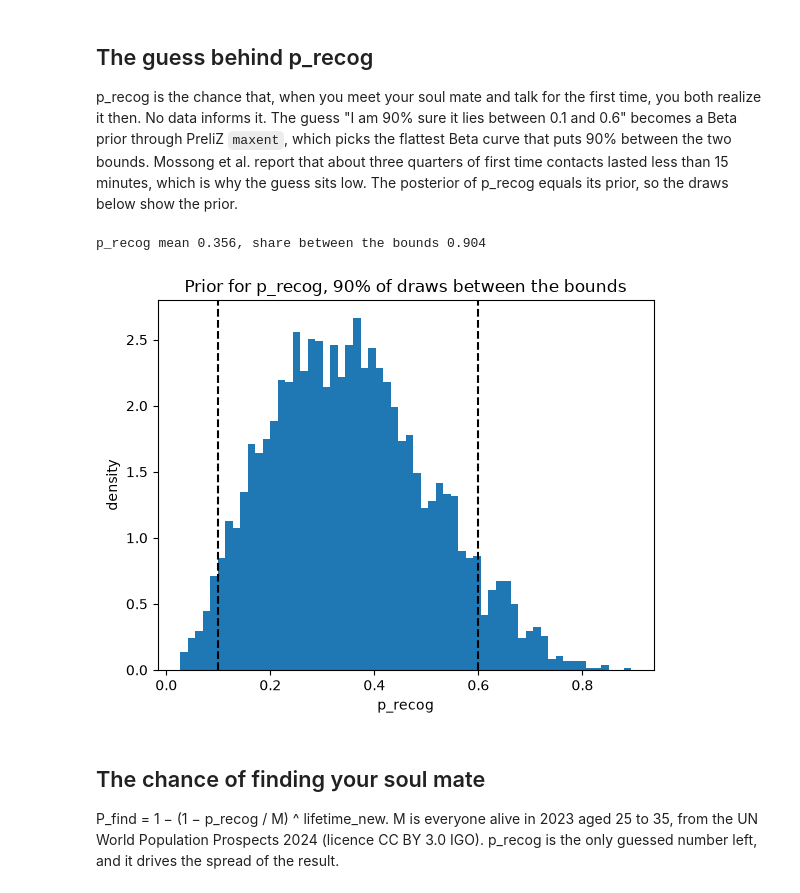
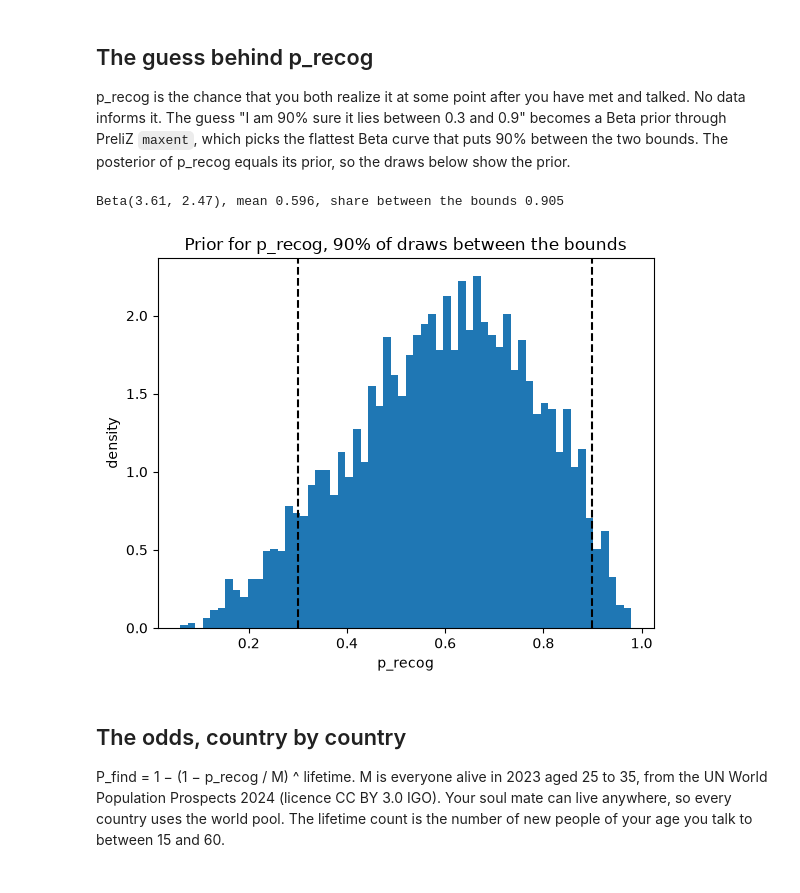
Before and after one commit to MedAmineGBerry/soulmates, a Jupyter notebook: notebooks/02_polymod.ipynb, the cells around one changed output. Cells and saved outputs as stored; diff of their text form; code cells hidden in the pictures.

```diff
--- a/notebooks/02_polymod.ipynb
+++ b/notebooks/02_polymod.ipynb
@@ -6,13 +17,16 @@ POLYMOD asked 7290 people in 8 European countries in 2005 and 2006 to write down
 import arviz as az
 import matplotlib.pyplot as plt
 import numpy as np
+import pandas as pd
 import pymc as pm
 
-from soulmates.model import age_band, build_model, p_find
-from soulmates.polymod import load_polymod
+from soulmates.france import load_diaries
+from soulmates.model import age_band, build_model, p_find, recog_prior
+from soulmates.wpp import POLYMOD_COUNTRIES, pool_size
 
-df = load_polymod("../data/raw")
-df.head()
+df = load_diaries("../data/raw")
+adults = df[df["age"].between(18, 60)]
+adults.groupby("country")["new_contacts"].agg(diaries="size", new_people_per_day="mean").round(2)
 # %% [output]
 no part_age: 65 of 7290 rows (0.9%)
 no dayofweek: 136 of 7290 rows (1.9%)
@@ -39,12 +61,13 @@ The model is the one from the simulated notebook, plus a weekend term `beta_week
 # %%
-# The speaker's guess: "I am 90% sure that p_recog lies between 0.1 and 0.6"
-RECOG_BOUNDS = (0.1, 0.6)
+# The speaker's guess: "I am 90% sure that p_recog lies between 0.3 and 0.9"
+RECOG_BOUNDS = (0.3, 0.9)
 RECOG_MASS = 0.9
 
 model = build_model(df, recog_bounds=RECOG_BOUNDS, recog_mass=RECOG_MASS)
 with model:
     idata = pm.sample(random_seed=2)
-az.summary(idata, var_names=["mu_pop", "sigma_band", "alpha", "beta_weekend", "lifetime_new", "p_recog"])
+print("divergences", int(idata.sample_stats["diverging"].sum()))
+az.summary(idata, var_names=["mu_pop", "sigma_band", "sigma_country", "alpha", "beta_weekend", "p_recog"])
 # %% [output]
 Initializing NUTS using jitter+adapt_diag...
 Multiprocess sampling (4 chains in 4 jobs)
@@ -88,20 +98,27 @@ lifetime new contacts 20665, 94% interval 19212 to 22180
 # %% [markdown]
 ## The guess behind p_recog
 
-p_recog is the chance that, when you meet your soul mate and talk for the first time, you both realize it then. No data informs it. The guess "I am 90% sure it lies between 0.1 and 0.6" becomes a Beta prior through PreliZ `maxent`, which picks the flattest Beta curve that puts 90% between the two bounds. Mossong et al. report that about three quarters of first time contacts lasted less than 15 minutes, which is why the guess sits low. The posterior of p_recog equals its prior, so the draws below show the prior.
+p_recog is the chance that you both realize it at some point after you have met and talked. No data
+informs it. The guess "I am 90% sure it lies between 0.3 and 0.9" becomes a Beta prior through PreliZ
+`maxent`, which picks the flattest Beta curve that puts 90% between the two bounds. The posterior of
+p_recog equals its prior, so the draws below show the prior.
 # %%
 p_recog = idata.posterior["p_recog"].values.ravel()
 inside = ((p_recog > RECOG_BOUNDS[0]) & (p_recog < RECOG_BOUNDS[1])).mean()
 fig, ax = plt.subplots()
 ax.hist(p_recog, bins=60, density=True)
 for bound in RECOG_BOUNDS:
     ax.axvline(bound, color="k", linestyle="--")
 ax.set(xlabel="p_recog", ylabel="density", title=f"Prior for p_recog, {inside:.0%} of draws between the bounds")
-print(f"p_recog mean {p_recog.mean():.3f}, share between the bounds {inside:.3f}")
+a, b = recog_prior(RECOG_BOUNDS, RECOG_MASS)
+print(f"Beta({a:.2f}, {b:.2f}), mean {p_recog.mean():.3f}, share between the bounds {inside:.3f}")
 # %% [output]
-p_recog mean 0.356, share between the bounds 0.904
+Beta(3.61, 2.47), mean 0.596, share between the bounds 0.905
-[figure, old version]
+[figure, new version]
 # %% [markdown]
-## The chance of finding your soul mate
+## The odds, country by country
 
-P_find = 1 − (1 − p_recog / M) ^ lifetime_new. M is everyone alive in 2023 aged 25 to 35, from the UN World Population Prospects 2024 (licence CC BY 3.0 IGO). p_recog is the only guessed number left, and it drives the spread of the result.
+P_find = 1 − (1 − p_recog / M) ^ lifetime. M is everyone alive in 2023 aged 25 to 35, from the UN World
+Population Prospects 2024 (licence CC BY 3.0 IGO). Your soul mate can live anywhere, so every country
+uses the world pool. The lifetime count is the number of new people of your age you talk to between
+15 and 60.
```
Also changed, not shown: parts of 16 cells of this notebook, 20 other files.
